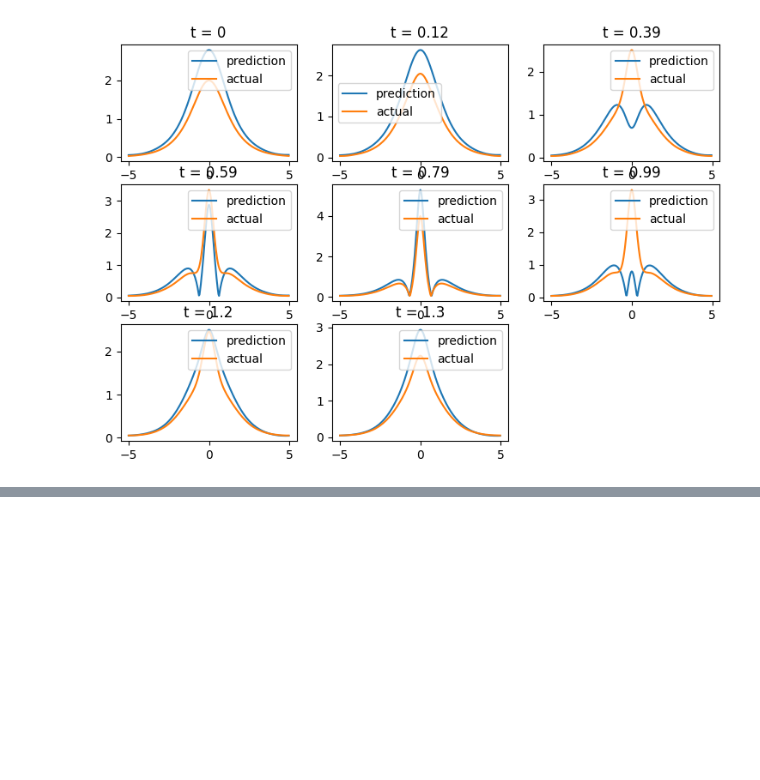
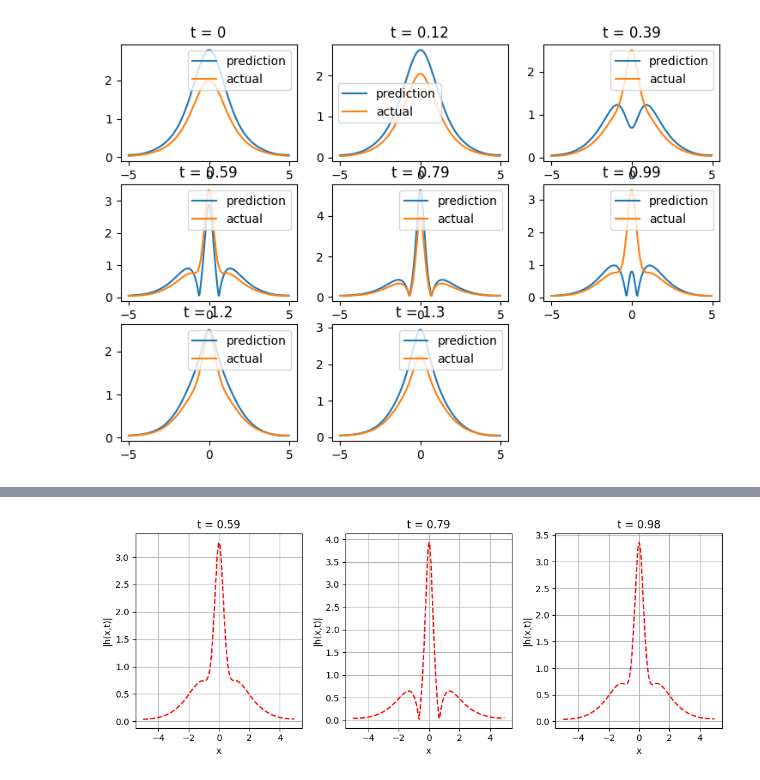
Before and after one commit to viriyadhika/pinns-torch, a Jupyter notebook: PINN/PINN.ipynb, the cells around one changed output, grey strips where cells are left out. Cells and saved outputs as stored; diff of their text form; code cells hidden in the pictures; blank space fills up the shorter version.

```diff
--- a/PINN/PINN.ipynb
+++ b/PINN/PINN.ipynb
@@ -237,0 +357,31 @@ tensor([[-5.0000,  0.7540],
+# %%
+# choose x grid (same as your training/test grid)
+x_vals = x.flatten()[:, None]   # shape (N_x,1)
+
+# times of interest
+t_slices = [0.59, 0.79, 0.98]
+
+plt.figure(figsize=(10,4))
+for i, t_val in enumerate(t_slices, 1):
+    # repeat the t value to match x grid length
+    t_vals = np.full_like(x_vals, t_val)
+
+    # build (x,t) input
+    X_slice = np.hstack([x_vals, t_vals])
+
+    # predict
+    u_pred, v_pred = predict(X_slice)
+    h_pred = np.sqrt(u_pred**2 + v_pred**2)
+
+    # plot
+    plt.subplot(1,3,i)
+    plt.plot(x_vals, h_pred, "r--", label="Prediction")
+    plt.xlabel("x")
+    plt.ylabel("|h(x,t)|")
+    plt.title(f"t = {t_val:.2f}")
+    plt.grid(True)
+
+plt.tight_layout()
+plt.show()
+# %% [output]
+[figure, added]
```
Also changed, not shown: parts of 3 cells of this notebook, 3 other files.
